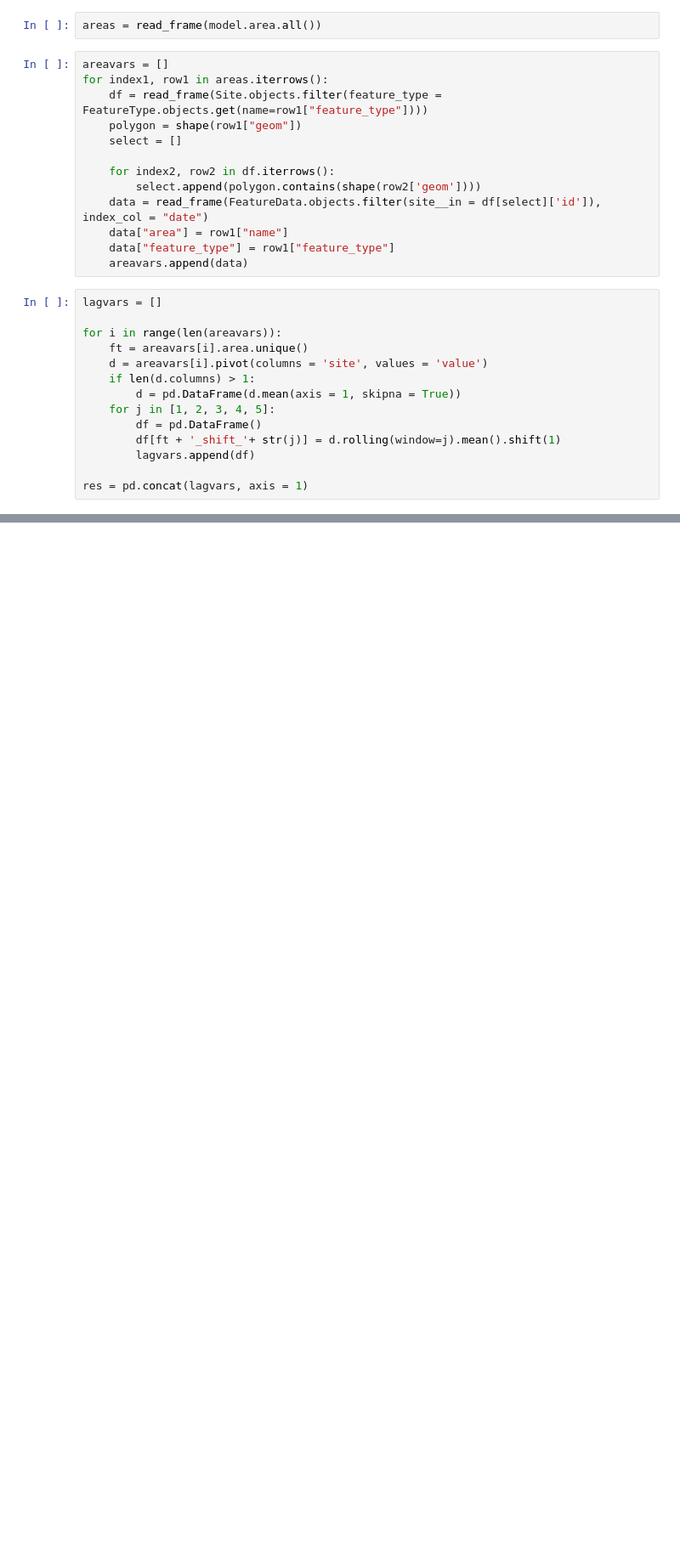
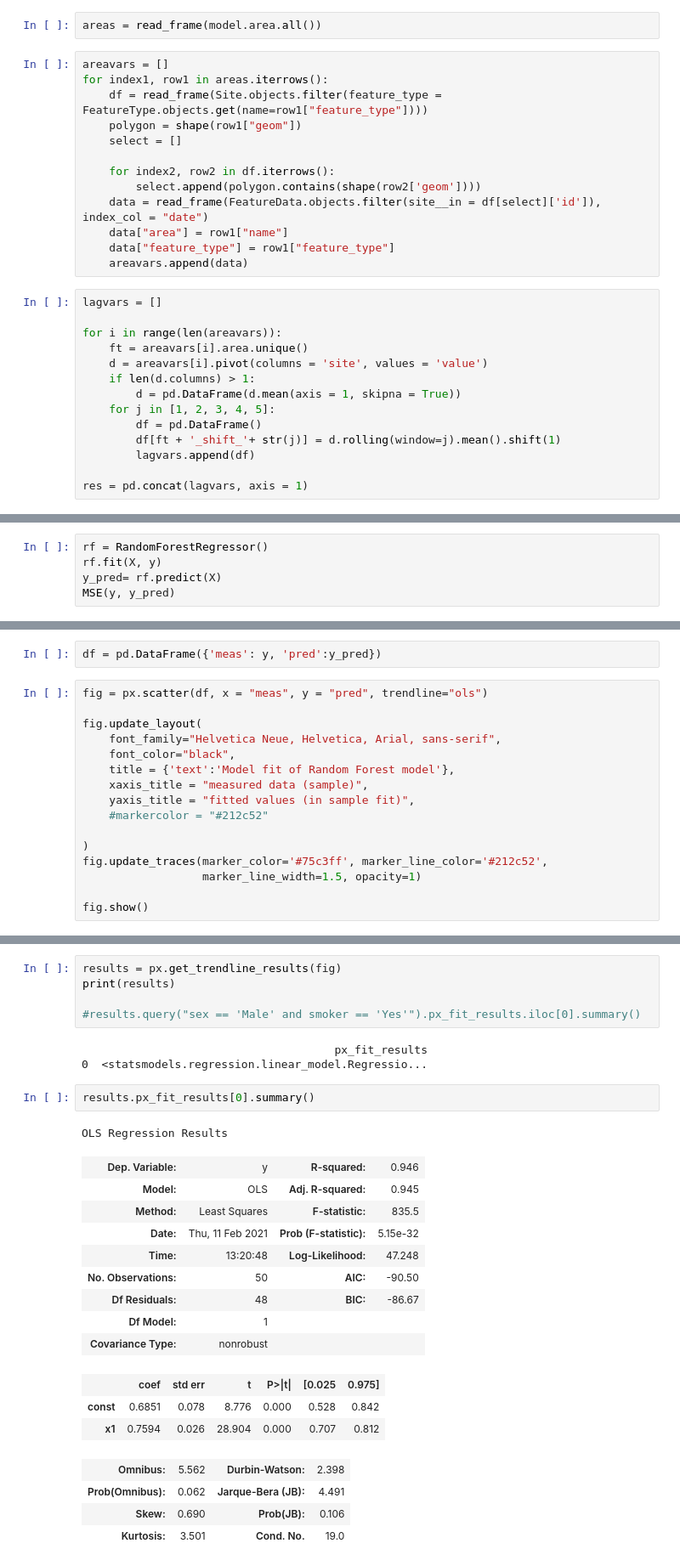
Before and after one commit to mrustl/plattform, a Jupyter notebook: test_area_select.ipynb, the cells around one changed output, grey strips where cells are left out. Shown: that part at 85% size. Drawn from its saved outputs; the diff is of its cells as text; blank space fills up the shorter version.

```diff
--- a/test_area_select.ipynb
+++ b/test_area_select.ipynb
@@ -48,0 +66,5 @@ res.filter(regex='_shift_1').plot()
+# %%
+rf = RandomForestRegressor()
+rf.fit(X, y)
+y_pred= rf.predict(X)
+MSE(y, y_pred)
@@ -48,0 +73,18 @@ res.filter(regex='_shift_1').plot()
+# %%
+df = pd.DataFrame({'meas': y, 'pred':y_pred})
+# %%
+fig = px.scatter(df, x = "meas", y = "pred", trendline="ols")
+
+fig.update_layout(
+    font_family="Helvetica Neue, Helvetica, Arial, sans-serif",
+    font_color="black",
+    title = {'text':'Model fit of Random Forest model'},
+    xaxis_title = "measured data (sample)",
+    yaxis_title = "fitted values (in sample fit)",
+    #markercolor = "#212c52"
+
+)
+fig.update_traces(marker_color='#75c3ff', marker_line_color='#212c52',
+                  marker_line_width=1.5, opacity=1)
+
+fig.show()
@@ -48,0 +93,28 @@ res.filter(regex='_shift_1').plot()
+# %%
+results = px.get_trendline_results(fig)
+print(results)
+
+#results.query("sex == 'Male' and smoker == 'Yes'").px_fit_results.iloc[0].summary()
+# %% [output]
+                                      px_fit_results
+0  <statsmodels.regression.linear_model.Regressio...
+# %%
+results.px_fit_results[0].summary()
+# %% [output]
+OLS Regression Results
+| Dep. Variable: | y | R-squared: | 0.946 |
+| Model: | OLS | Adj. R-squared: | 0.945 |
+| Method: | Least Squares | F-statistic: | 835.5 |
+| Date: | Thu, 11 Feb 2021 | Prob (F-statistic): | 5.15e-32 |
+| Time: | 13:20:48 | Log-Likelihood: | 47.248 |
+| No. Observations: | 50 | AIC: | -90.50 |
+| Df Residuals: | 48 | BIC: | -86.67 |
+| Df Model: | 1 |  |  |
+| Covariance Type: | nonrobust |  |  |
+|  | coef | std err | t | P>|t| | [0.025 | 0.975] |
+| const | 0.6851 | 0.078 | 8.776 | 0.000 | 0.528 | 0.842 |
+| x1 | 0.7594 | 0.026 | 28.904 | 0.000 | 0.707 | 0.812 |
+| Omnibus: | 5.562 | Durbin-Watson: | 2.398 |
+| Prob(Omnibus): | 0.062 | Jarque-Bera (JB): | 4.491 |
+| Skew: | 0.690 | Prob(JB): | 0.106 |
+| Kurtosis: | 3.501 | Cond. No. | 19.0 |
```
Also changed, not shown: parts of 15 cells of this notebook, 14 other files.
